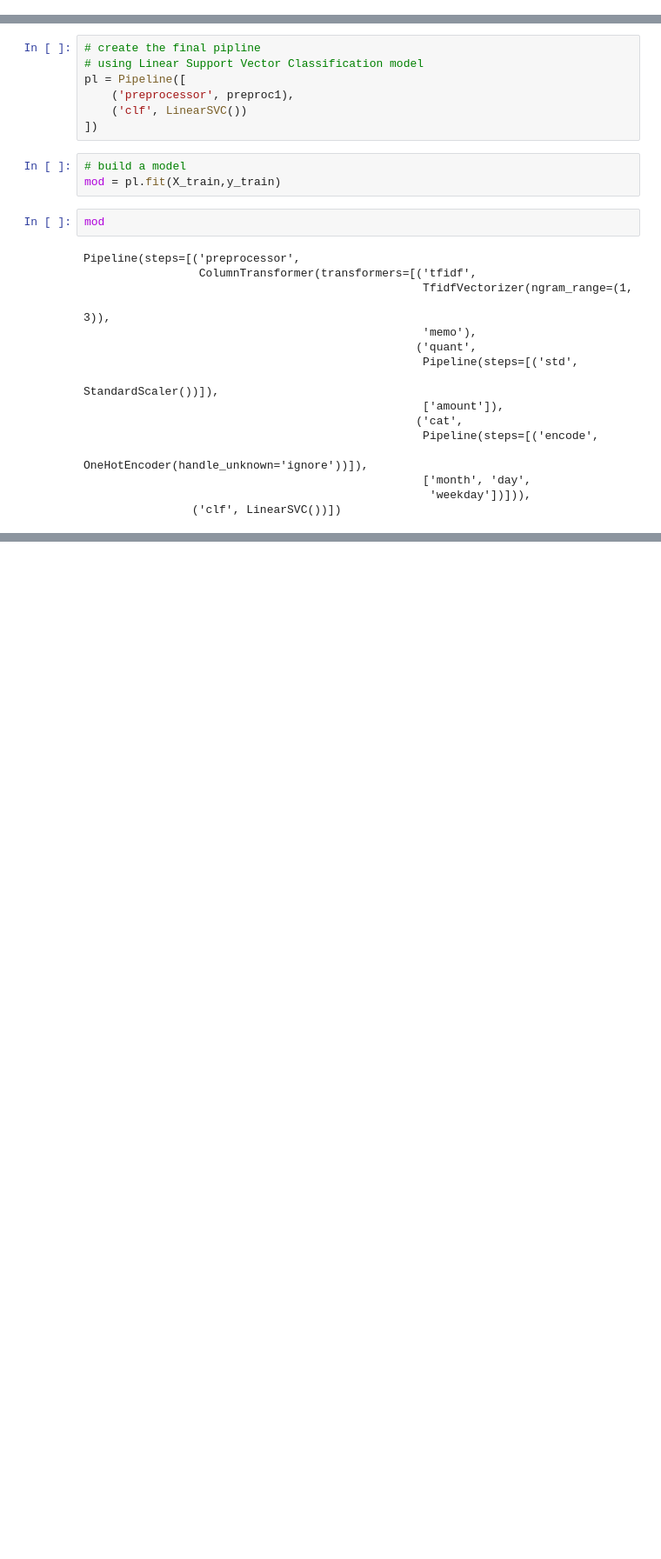
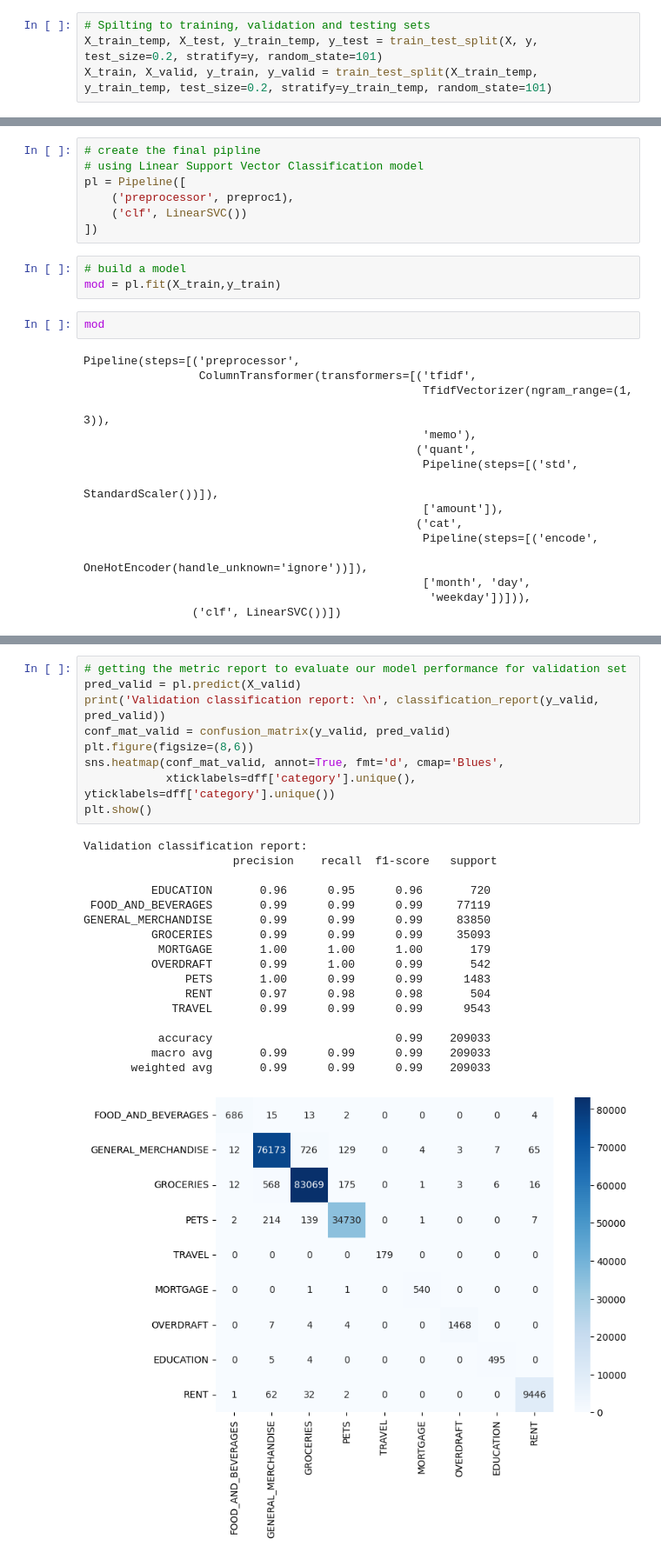
Before and after one commit to daphneyyy/dsc180a, a Jupyter notebook: Transaction_Categorization/TF-IDF_Model/tf_idf_update.ipynb, the cells around one changed output, grey strips where cells are left out. Shown: that part at 87% size. Cells and saved outputs as stored; diff of their text form; blank space fills up the shorter version.

Commit message:
Added validation set

```diff
--- a/Transaction_Categorization/TF-IDF_Model/tf_idf_update.ipynb
+++ b/Transaction_Categorization/TF-IDF_Model/tf_idf_update.ipynb
@@ -175,3 +172,7 @@ X_train, X_test, y_train, y_test = train_test_split(X, y, test_size=0.2, random_
+# %%
+# Spilting to training, validation and testing sets
+X_train_temp, X_test, y_train_temp, y_test = train_test_split(X, y, test_size=0.2, stratify=y, random_state=101)
+X_train, X_valid, y_train, y_valid = train_test_split(X_train_temp, y_train_temp, test_size=0.2, stratify=y_train_temp, random_state=101)
 # %%
 # standardize these new_added features
 std_pl = Pipeline(steps=[('std',StandardScaler())])
@@ -237 +242,28 @@ mod.score(X_test,y_test)
+# %%
+# getting the metric report to evaluate our model performance for validation set
+pred_valid = pl.predict(X_valid)
+print('Validation classification report: \n', classification_report(y_valid, pred_valid))
+conf_mat_valid = confusion_matrix(y_valid, pred_valid)
+plt.figure(figsize=(8,6))
+sns.heatmap(conf_mat_valid, annot=True, fmt='d', cmap='Blues',
+            xticklabels=dff['category'].unique(), yticklabels=dff['category'].unique())
+plt.show()
+# %% [output]
+Validation classification report:
+                      precision    recall  f1-score   support
+
+          EDUCATION       0.96      0.95      0.96       720
+ FOOD_AND_BEVERAGES       0.99      0.99      0.99     77119
+GENERAL_MERCHANDISE       0.99      0.99      0.99     83850
+          GROCERIES       0.99      0.99      0.99     35093
+           MORTGAGE       1.00      1.00      1.00       179
+          OVERDRAFT       0.99      1.00      0.99       542
+               PETS       1.00      0.99      0.99      1483
+               RENT       0.97      0.98      0.98       504
+             TRAVEL       0.99      0.99      0.99      9543
+
+           accuracy                           0.99    209033
+          macro avg       0.99      0.99      0.99    209033
+       weighted avg       0.99      0.99      0.99    209033
+[figure, added]
 # %%
```
Also changed, not shown: parts of 4 cells of this notebook, 1 other file.
